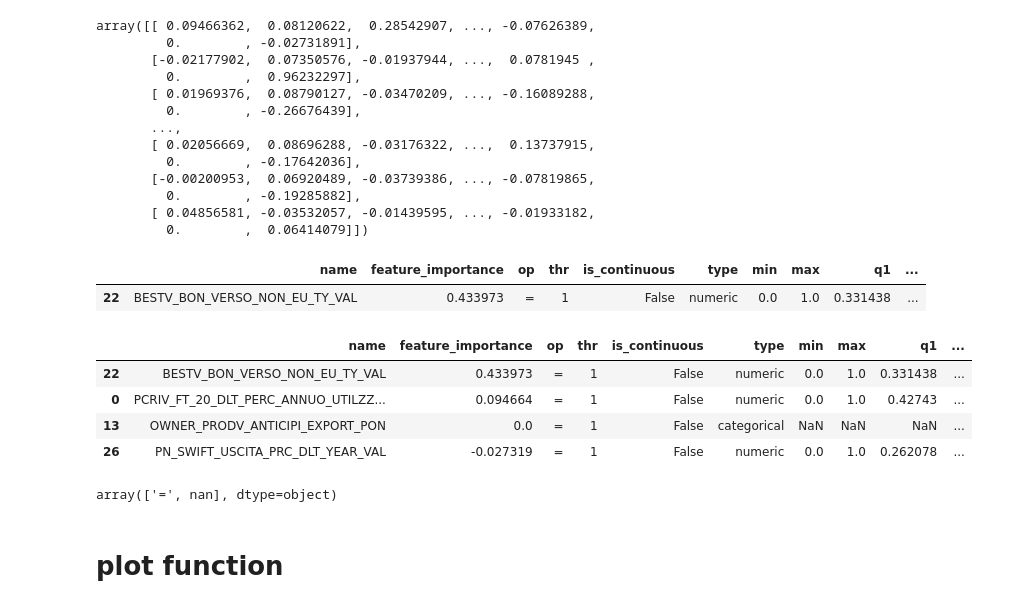
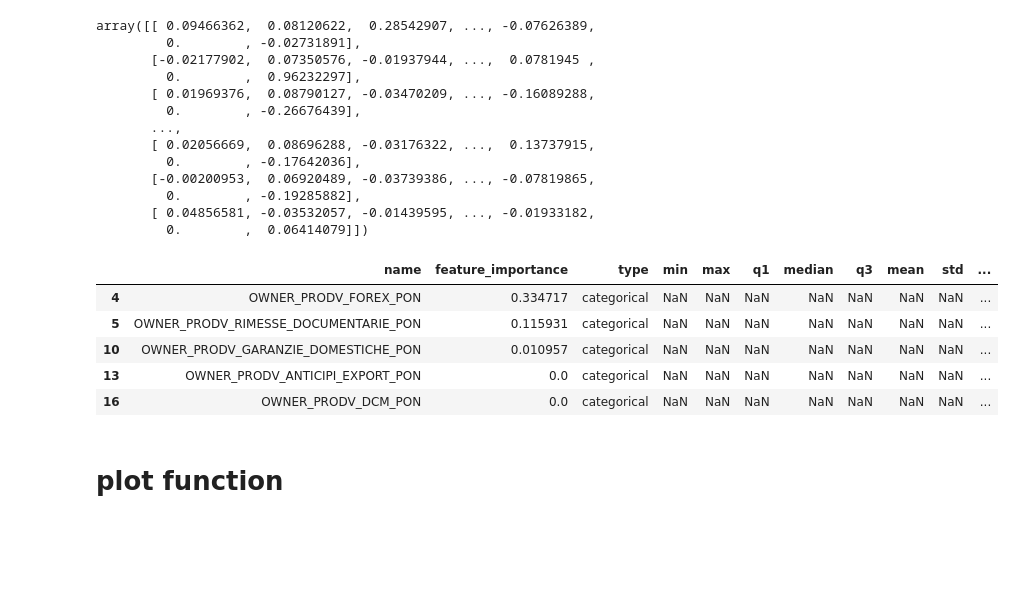
Before and after one commit to Elecapp/xai-visualization_rules_fi, a Jupyter notebook: notebooks/narets_c.ipynb, the cells around one changed output. Cells and saved outputs as stored; diff of their text form; code cells hidden in the pictures; blank space fills up the shorter version.

```diff
--- a/notebooks/narets_c.ipynb
+++ b/notebooks/narets_c.ipynb
@@ -182,6 +178,16 @@ def data_to_plot(feature_names=feature_names, explanations_shap=explanations_sha
     inst = X_test.iloc[instance].values
     df_viz['inst'] = inst
     df_viz['rname']=df_viz['name']
+    # diamond to plot on categorical feature
+    df_viz['cat_count']= np.nan
+    for i,row in df_viz.iterrows():
+        if row['type'] == 'categorical':
+            el = int(row['inst'])
+            if el==0:
+                df_viz.at[i,'cat_count'] = row['count'][0]/2
+            else:
+                df_viz.at[i,'cat_count'] = row['count'][0]+(row['count'][1]/2)
+
 #     df_viz=df_viz.explode(['count'])
 
     df_viz=df_viz.sort_values(by='feature_importance',ascending=False)
@@ -512,20 +483,12 @@ def plot_rules(dataframe, only_rules=False):
-# %%
-df[df['is_continuous']==False][0:1].explode(['count'])
-# %% [output]
-|  | name | feature_importance | op | thr | is_continuous | type | min | max | q1 | ... |
-| 22 | BESTV_BON_VERSO_NON_EU_TY_VAL | 0.433973 | = | 1 | False | numeric | 0.0 | 1.0 | 0.331438 | ... |
 # %%
-df=data_to_plot(instance=4)
-df[df['is_continuous']==False]
+df = data_to_plot(instance=0)
+df[df['type']=='categorical']
 # %% [output]
-|  | name | feature_importance | op | thr | is_continuous | type | min | max | q1 | ... |
-| 22 | BESTV_BON_VERSO_NON_EU_TY_VAL | 0.433973 | = | 1 | False | numeric | 0.0 | 1.0 | 0.331438 | ... |
-| 0 | PCRIV_FT_20_DLT_PERC_ANNUO_UTILZZ... | 0.094664 | = | 1 | False | numeric | 0.0 | 1.0 | 0.42743 | ... |
-| 13 | OWNER_PRODV_ANTICIPI_EXPORT_PON | 0.0 | = | 1 | False | categorical | NaN | NaN | NaN | ... |
-| 26 | PN_SWIFT_USCITA_PRC_DLT_YEAR_VAL | -0.027319 | = | 1 | False | numeric | 0.0 | 1.0 | 0.262078 | ... |
+|  | name | feature_importance | type | min | max | q1 | median | q3 | mean | std | ... |
+| 4 | OWNER_PRODV_FOREX_PON | 0.334717 | categorical | NaN | NaN | NaN | NaN | NaN | NaN | NaN | ... |
+| 5 | OWNER_PRODV_RIMESSE_DOCUMENTARIE_PON | 0.115931 | categorical | NaN | NaN | NaN | NaN | NaN | NaN | NaN | ... |
+| 10 | OWNER_PRODV_GARANZIE_DOMESTICHE_PON | 0.010957 | categorical | NaN | NaN | NaN | NaN | NaN | NaN | NaN | ... |
+| 13 | OWNER_PRODV_ANTICIPI_EXPORT_PON | 0.0 | categorical | NaN | NaN | NaN | NaN | NaN | NaN | NaN | ... |
+| 16 | OWNER_PRODV_DCM_PON | 0.0 | categorical | NaN | NaN | NaN | NaN | NaN | NaN | NaN | ... |
-# %%
-df['op'].unique()
-# %% [output]
-array(['=', nan], dtype=object)
 # %% [markdown]
 # plot function
```
Also changed, not shown: parts of 7 cells of this notebook, 8 other files.
